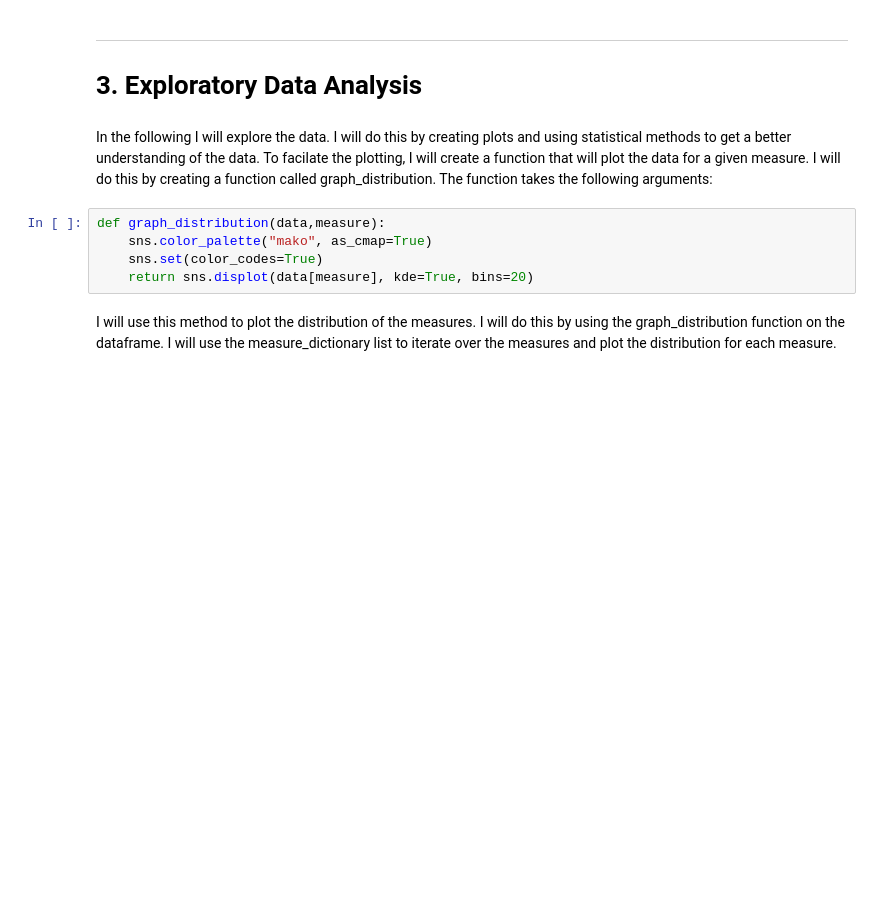
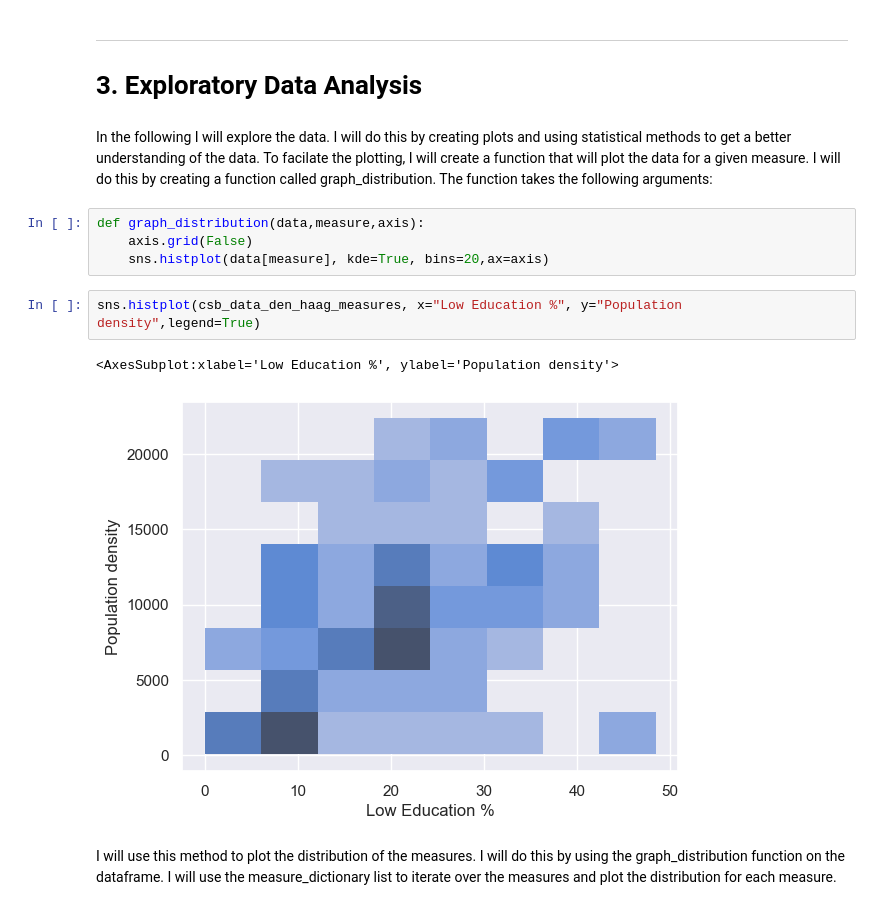
Before and after one commit to alex-dietz/intro-data-science, a Jupyter notebook: assignment-02/assignment-02.ipynb, the cells around one changed output. Saved outputs shown, nothing was run; the diff lists cells and outputs as text; blank space fills up the shorter version.

```diff
--- a/assignment-02/assignment-02.ipynb
+++ b/assignment-02/assignment-02.ipynb
@@ -333,9 +342,13 @@ csb_data_den_haag_measures[csb_data_den_haag_measures['Low Education %'].isna()]
 In the following I will explore the data. I will do this by creating plots and using statistical methods to get a better understanding of the data.
 To facilate the plotting, I will create a function that will plot the data for a given measure. I will do this by creating a function called graph_distribution. The function takes the following arguments:
 # %%
-def graph_distribution(data,measure):
-    sns.color_palette("mako", as_cmap=True)
-    sns.set(color_codes=True)
-    return sns.displot(data[measure], kde=True, bins=20)
+def graph_distribution(data,measure,axis):
+    axis.grid(False)
+    sns.histplot(data[measure], kde=True, bins=20,ax=axis)
+# %%
+sns.histplot(csb_data_den_haag_measures, x="Low Education %", y="Population density",legend=True)
+# %% [output]
+<AxesSubplot:xlabel='Low Education %', ylabel='Population density'>
+[figure, added]
 # %% [markdown]
 I will use this method to plot the distribution of the measures. I will do this by using the graph_distribution function on the dataframe. I will use the measure_dictionary list to iterate over the measures and plot the distribution for each measure.
```
Also changed, not shown: parts of 61 cells of this notebook.
